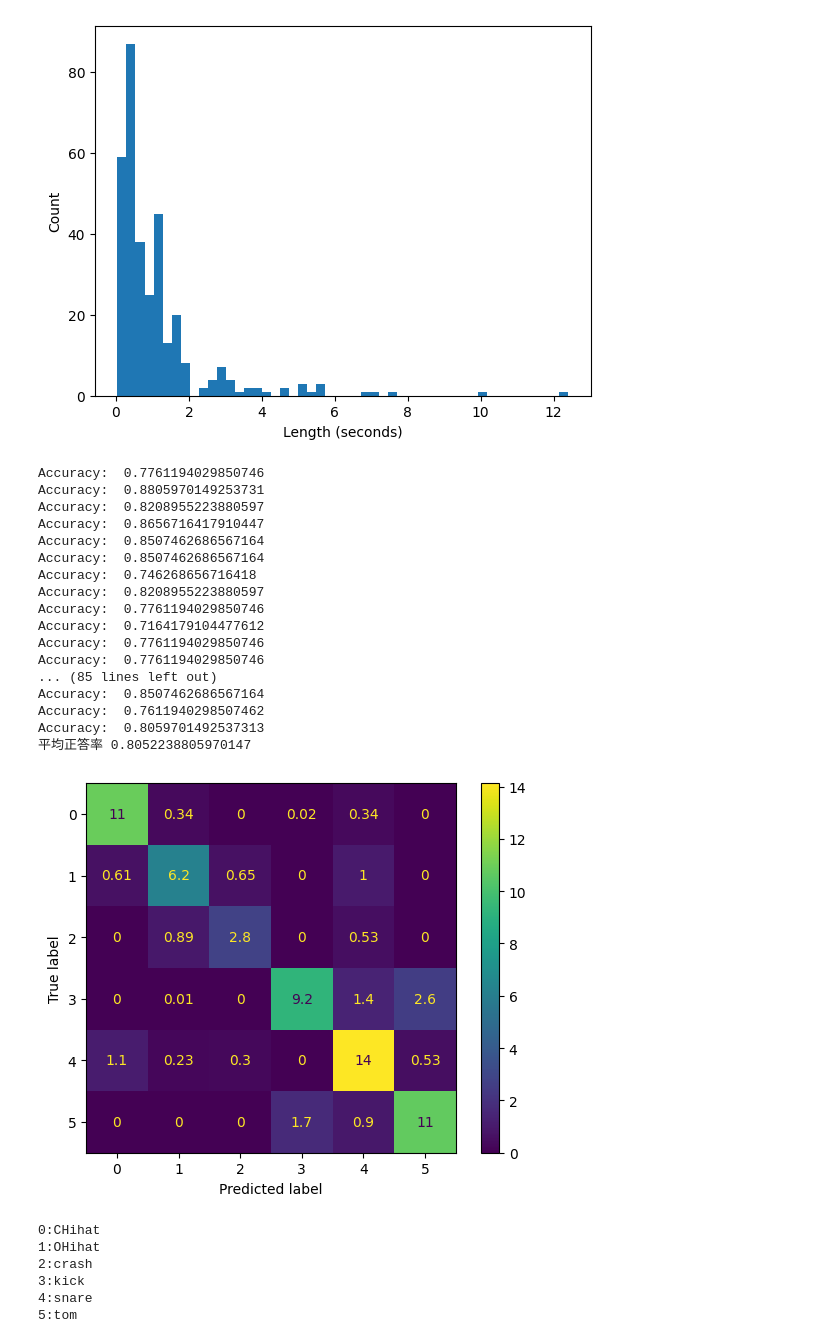
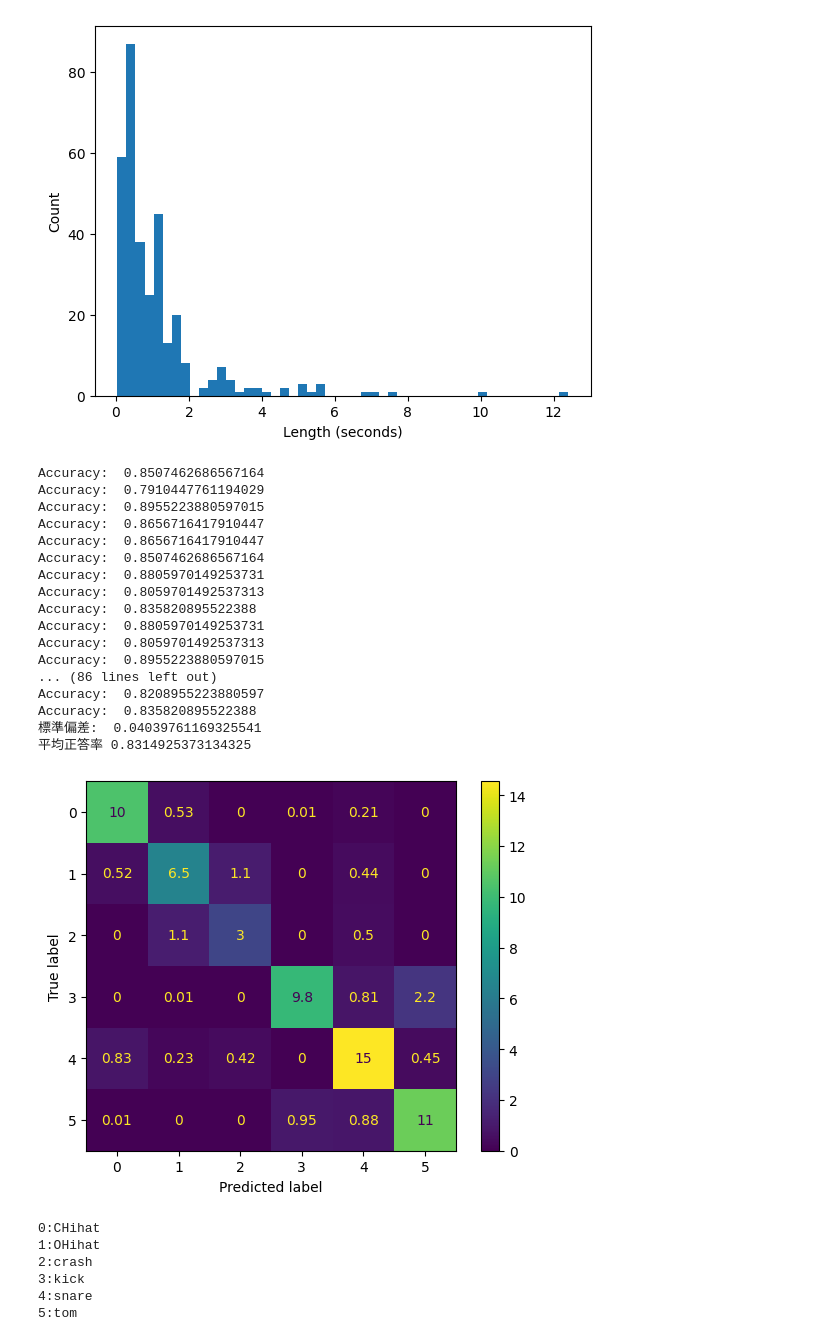
Before and after one commit to tamakoma1129/ClassificationOfDrumSound, a Jupyter notebook: ドラム音源の分類.ipynb, the cells around one changed output. Saved outputs shown, nothing was run; the diff lists cells and outputs as text; code cells hidden in the pictures.

```diff
--- a/ドラム音源の分類.ipynb
+++ b/ドラム音源の分類.ipynb
@@ -90,7 +90,7 @@ for genre_folder in os.listdir(base_folder_path):
         # 音声ファイルの読み込みとパディング
         y = load_and_pad(filename)
         # MFCCの計算
-        mfccs = librosa.feature.mfcc(y=y, sr=44100, n_mfcc=13)
+        mfccs = librosa.feature.mfcc(y=y, sr=176400, n_mfcc=40)
         data.append(mfccs.flatten())  # SVMの入力に合わせデータをフラット化します
         labels.append(genre_folder)  # フォルダ名（ジャンル名）をラベルとして追加
 
@@ -99,6 +99,7 @@ encoder = LabelEncoder()
 labels = encoder.fit_transform(labels)
 
 accuracy100 = 0
+accuracy_list = []
 cm100 = np.zeros((len(encoder.classes_), len(encoder.classes_)))
 for _ in range(100):
   # データとラベルを訓練データとテストデータに分割します
@@ -110,49 +111,52 @@ for _ in range(100):
 
   # テストデータでモデルの精度を確認します
   accuracy = model.score(X_test, y_test)
+  accuracy_list.append(accuracy)
   print("Accuracy: ", accuracy)
   accuracy100+=accuracy
   # テストデータの予測値を得ます
   y_pred = model.predict(X_test)
 
   # 混同行列を計算し、加算します
   cm = confusion_matrix(y_test, y_pred)
   cm100 += cm
 
 
-
+accuracy_std = np.std(accuracy_list)
+print("標準偏差: ", accuracy_std)
 print("平均正答率",accuracy100/100)
 # 混同行列の平均を計算します
 cm_avg = cm100 / 100
+
 
 # 混同行列をプロットします
 disp = ConfusionMatrixDisplay(confusion_matrix=cm_avg,display_labels=model.classes_)
 disp.plot()
 plt.show()
 cnt=0
 # 各ラベルに対応した名前を表示します
 for i in encoder.classes_:
   print(f"{cnt}:{i}")
   cnt+=1
 # %% [output]
-Accuracy:  0.7761194029850746
-Accuracy:  0.8805970149253731
-Accuracy:  0.8208955223880597
+Accuracy:  0.8507462686567164
+Accuracy:  0.7910447761194029
+Accuracy:  0.8955223880597015
+Accuracy:  0.8656716417910447
 Accuracy:  0.8656716417910447
 Accuracy:  0.8507462686567164
-Accuracy:  0.8507462686567164
-Accuracy:  0.746268656716418
+Accuracy:  0.8805970149253731
+Accuracy:  0.8059701492537313
+Accuracy:  0.835820895522388
+Accuracy:  0.8805970149253731
+Accuracy:  0.8059701492537313
+Accuracy:  0.8955223880597015
+... (86 lines left out)
 Accuracy:  0.8208955223880597
-Accuracy:  0.7761194029850746
-Accuracy:  0.7164179104477612
-Accuracy:  0.7761194029850746
-Accuracy:  0.7761194029850746
-... (85 lines left out)
-Accuracy:  0.8507462686567164
-Accuracy:  0.7611940298507462
-Accuracy:  0.8059701492537313
-平均正答率 0.8052238805970147
+Accuracy:  0.835820895522388
+標準偏差:  0.04039761169325541
+平均正答率 0.8314925373134325
-[figure, old version]
+[figure, new version]
 0:CHihat
 1:OHihat
 2:crash
```
